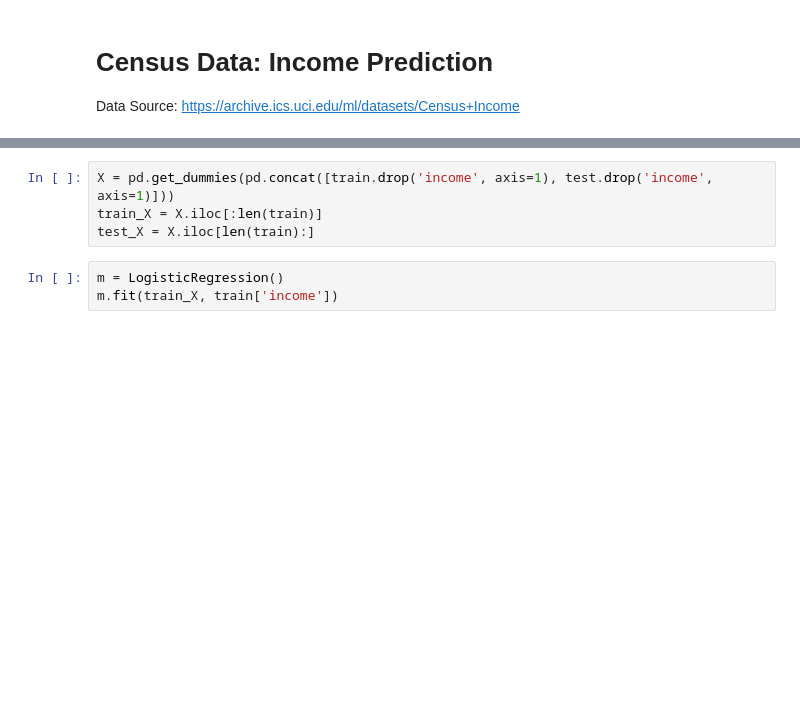
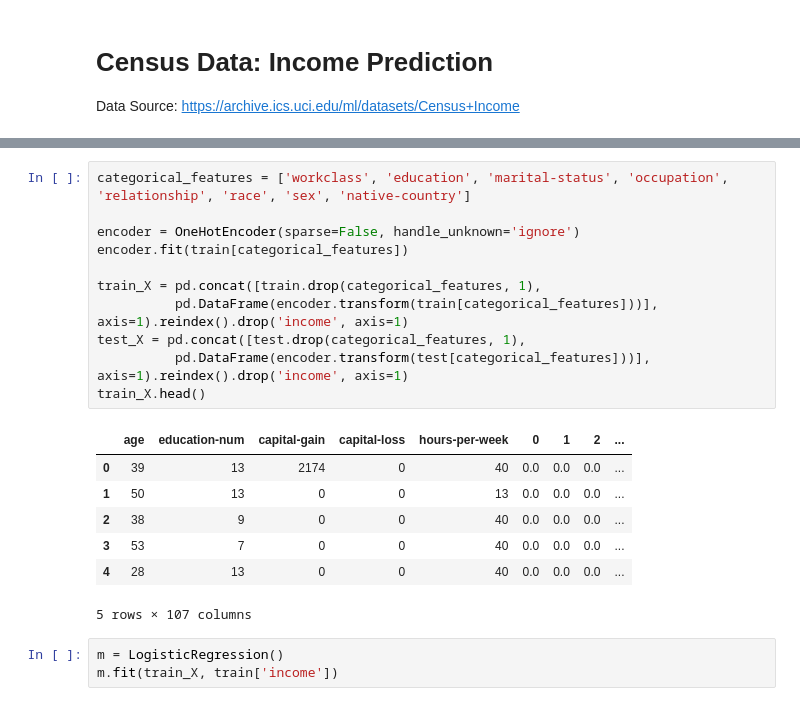
Before and after one commit to gauchm/causal-data-cleaning, a Jupyter notebook: census-classification.ipynb, the cells around one changed output, grey strips where cells are left out. Drawn from its saved outputs; the diff is of its cells as text; blank space fills up the shorter version.

```diff
--- a/census-classification.ipynb
+++ b/census-classification.ipynb
@@ -23,7 +29,22 @@ train.head()
-# %%
-X = pd.get_dummies(pd.concat([train.drop('income', axis=1), test.drop('income', axis=1)]))
-train_X = X.iloc[:len(train)]
-test_X = X.iloc[len(train):]
+# %%
+categorical_features = ['workclass', 'education', 'marital-status', 'occupation', 'relationship', 'race', 'sex', 'native-country']
+
+encoder = OneHotEncoder(sparse=False, handle_unknown='ignore')
+encoder.fit(train[categorical_features])
+
+train_X = pd.concat([train.drop(categorical_features, 1),
+          pd.DataFrame(encoder.transform(train[categorical_features]))], axis=1).reindex().drop('income', axis=1)
+test_X = pd.concat([test.drop(categorical_features, 1),
+          pd.DataFrame(encoder.transform(test[categorical_features]))], axis=1).reindex().drop('income', axis=1)
+train_X.head()
+# %% [output]
+|  | age | education-num | capital-gain | capital-loss | hours-per-week | 0 | 1 | 2 | ... |
+| 0 | 39 | 13 | 2174 | 0 | 40 | 0.0 | 0.0 | 0.0 | ... |
+| 1 | 50 | 13 | 0 | 0 | 13 | 0.0 | 0.0 | 0.0 | ... |
+| 2 | 38 | 9 | 0 | 0 | 40 | 0.0 | 0.0 | 0.0 | ... |
+| 3 | 53 | 7 | 0 | 0 | 40 | 0.0 | 0.0 | 0.0 | ... |
+| 4 | 28 | 13 | 0 | 0 | 40 | 0.0 | 0.0 | 0.0 | ... |
+5 rows × 107 columns
 # %%
 m = LogisticRegression()
 m.fit(train_X, train['income'])
```
Also changed, not shown: parts of 17 cells of this notebook.
